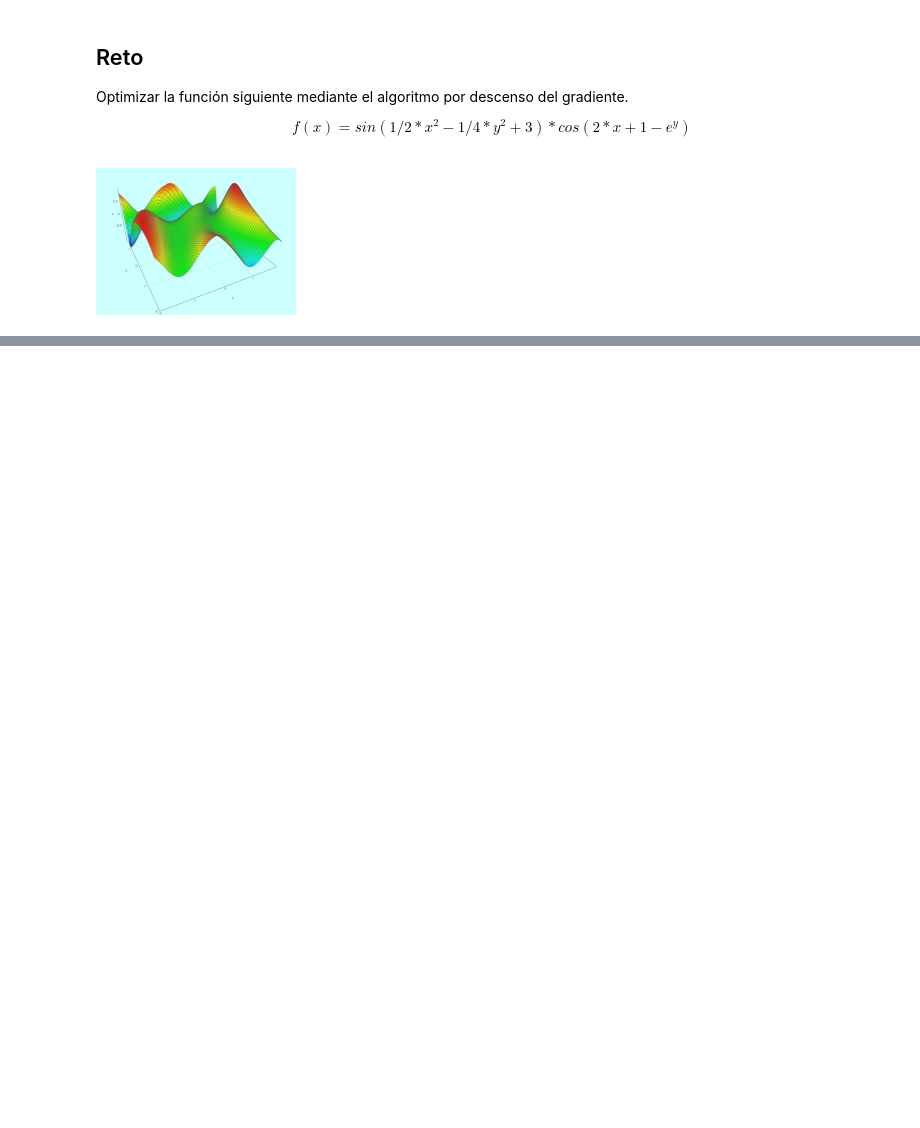
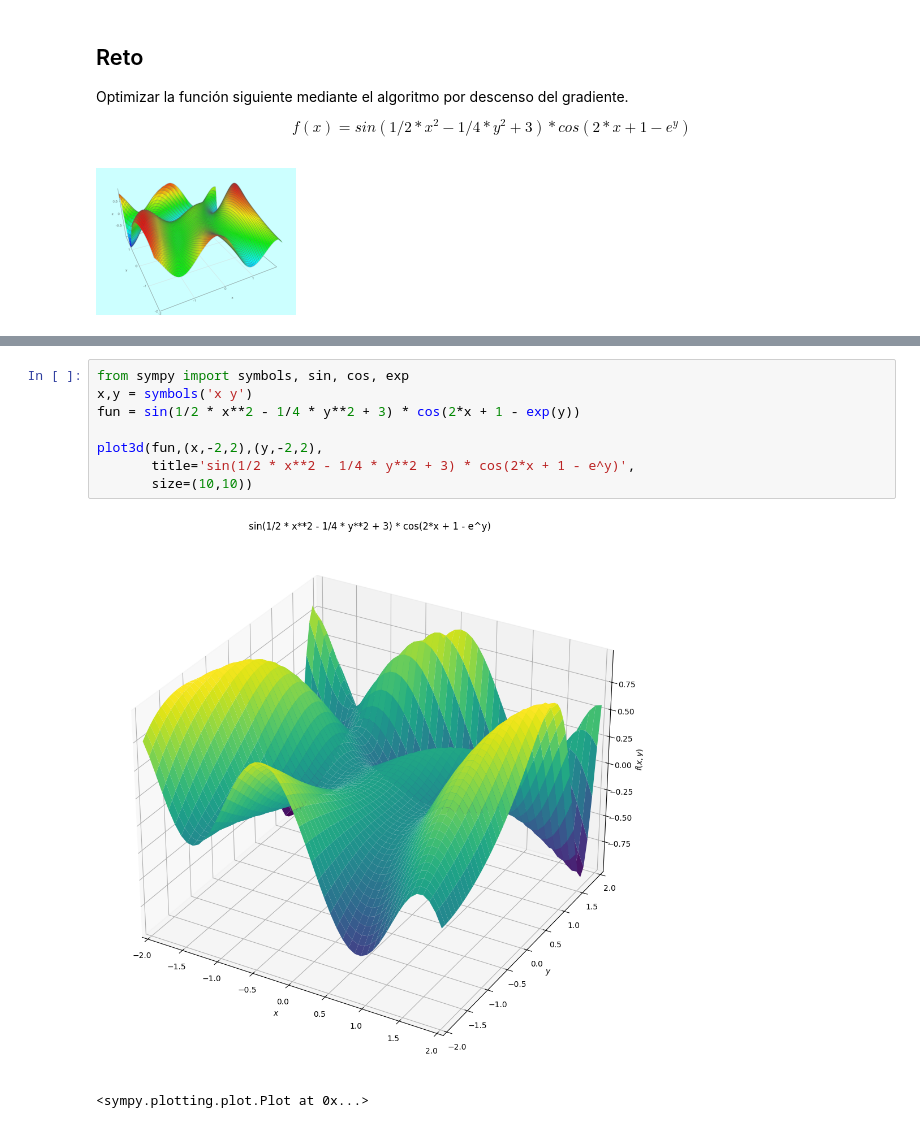
Before and after one commit to plss12/Algoritmos-de-Optimizacion, a Jupyter notebook: Reto 2/Algoritmos_R2.ipynb, the cells around one changed output, grey strips where cells are left out. Drawn from its saved outputs; the diff is of its cells as text; blank space fills up the shorter version.

```diff
--- a/Reto 2/Algoritmos_R2.ipynb
+++ b/Reto 2/Algoritmos_R2.ipynb
@@ -105,0 +170,11 @@ f= lambda X: math.sin(1/2 * X[0]**2 - 1/4 * X[1]**2 + 3) *math.cos(2*X[0] + 1 -
+# %%
+from sympy import symbols, sin, cos, exp
+x,y = symbols('x y')
+fun = sin(1/2 * x**2 - 1/4 * y**2 + 3) * cos(2*x + 1 - exp(y))
+
+plot3d(fun,(x,-2,2),(y,-2,2),
+       title='sin(1/2 * x**2 - 1/4 * y**2 + 3) * cos(2*x + 1 - e^y)',
+       size=(10,10))
+# %% [output]
+[figure, added]
+<sympy.plotting.plot.Plot at 0x...>
```
Also changed, not shown: parts of 12 cells of this notebook, 4 other files.
